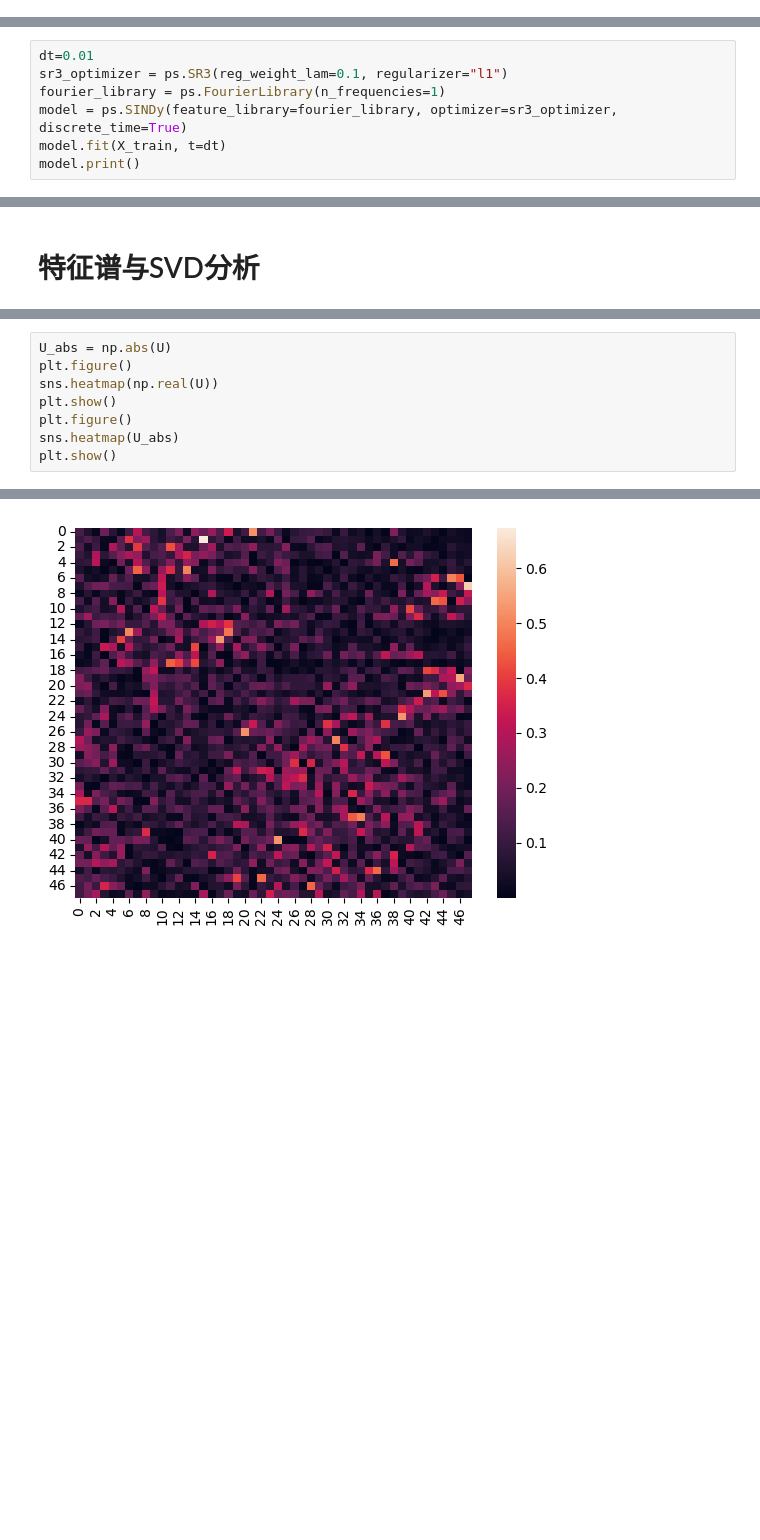
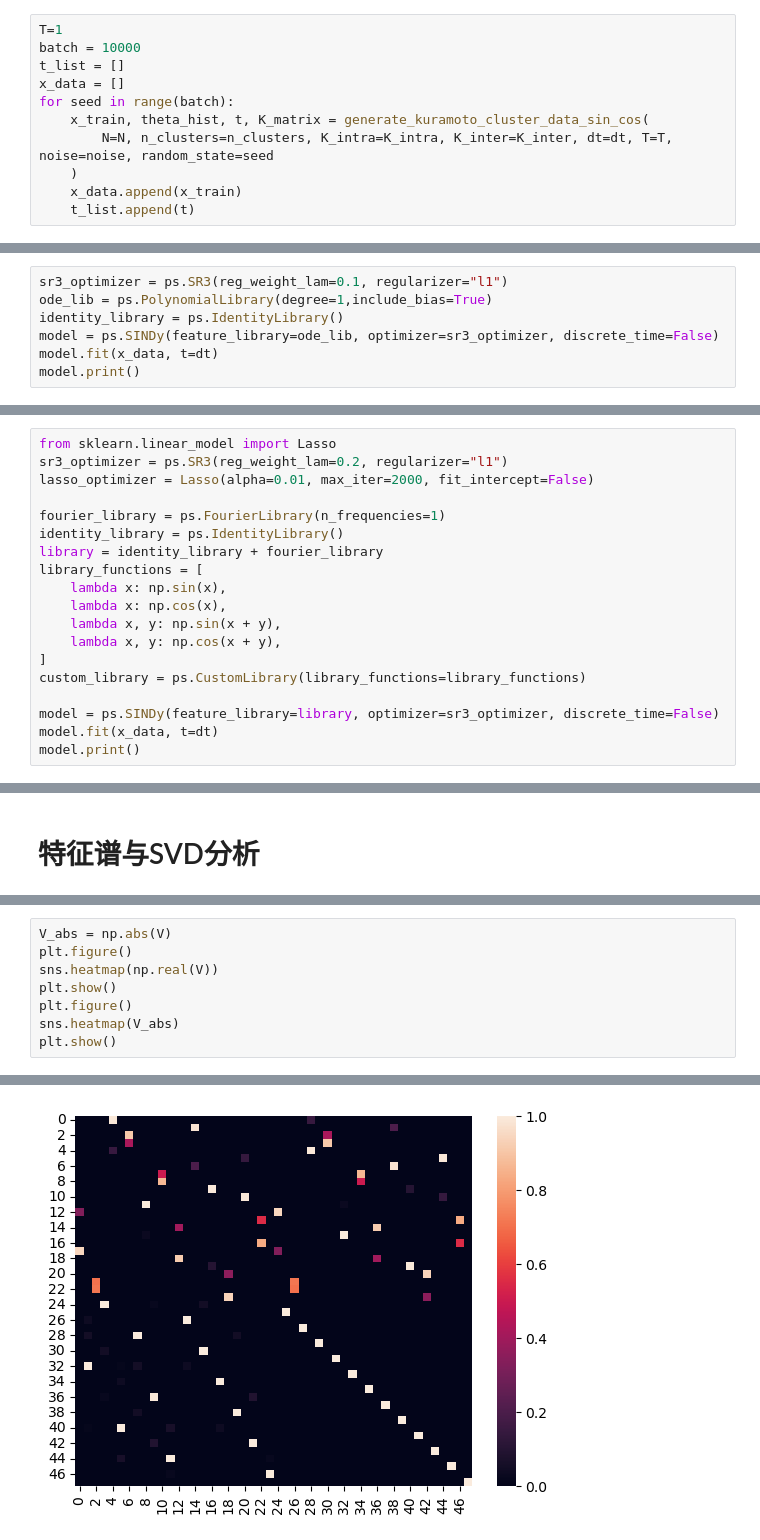
Before and after one commit to Matthew-ymz/koopCE, a Jupyter notebook: notebooks/examp_kuramoto_ymz.ipynb, the cells around one changed output, grey strips where cells are left out. Drawn from its saved outputs; the diff is of its cells as text; blank space fills up the shorter version.

```diff
--- a/notebooks/examp_kuramoto_ymz.ipynb
+++ b/notebooks/examp_kuramoto_ymz.ipynb
@@ -14 +21,12 @@ from tools import plot_main, plot_clustered_kuramoto
+# %%
+T=1
+batch = 10000
+t_list = []
+x_data = []
+for seed in range(batch):
+    x_train, theta_hist, t, K_matrix = generate_kuramoto_cluster_data_sin_cos(
+        N=N, n_clusters=n_clusters, K_intra=K_intra, K_inter=K_inter, dt=dt, T=T, noise=noise, random_state=seed
+    )
+    x_data.append(x_train)
+    t_list.append(t)
 # %%
@@ -39,10 +62,10 @@ X_test, K_matrix = plot_clustered_kuramoto(
 # %% [markdown]
 # SINDy
 # %%
-dt=0.01
 sr3_optimizer = ps.SR3(reg_weight_lam=0.1, regularizer="l1")
-fourier_library = ps.FourierLibrary(n_frequencies=1)
-model = ps.SINDy(feature_library=fourier_library, optimizer=sr3_optimizer, discrete_time=True)
-model.fit(X_train, t=dt)
+ode_lib = ps.PolynomialLibrary(degree=1,include_bias=True)
+identity_library = ps.IdentityLibrary()
+model = ps.SINDy(feature_library=ode_lib, optimizer=sr3_optimizer, discrete_time=False)
+model.fit(x_data, t=dt)
 model.print()
 # %% [output]
@@ -65,0 +89,19 @@ model.print()
+# %%
+from sklearn.linear_model import Lasso
+sr3_optimizer = ps.SR3(reg_weight_lam=0.2, regularizer="l1")
+lasso_optimizer = Lasso(alpha=0.01, max_iter=2000, fit_intercept=False)
+
+fourier_library = ps.FourierLibrary(n_frequencies=1)
+identity_library = ps.IdentityLibrary()
+library = identity_library + fourier_library
+library_functions = [
+    lambda x: np.sin(x),
+    lambda x: np.cos(x),
+    lambda x, y: np.sin(x + y),
+    lambda x, y: np.cos(x + y),
+]
+custom_library = ps.CustomLibrary(library_functions=library_functions)
+
+model = ps.SINDy(feature_library=library, optimizer=sr3_optimizer, discrete_time=False)
+model.fit(x_data, t=dt)
+model.print()
@@ -194,9 +199,9 @@ plt.show()
 # %%
-U_abs = np.abs(U)
+V_abs = np.abs(V)
 plt.figure()
-sns.heatmap(np.real(U))
+sns.heatmap(np.real(V))
 plt.show()
 plt.figure()
-sns.heatmap(U_abs)
+sns.heatmap(V_abs)
 plt.show()
 # %% [output]
@@ -204 +209 @@ plt.show()
-[figure, old version]
+[figure, new version]
```
Also changed, not shown: parts of 24 cells of this notebook, 1 other file.
